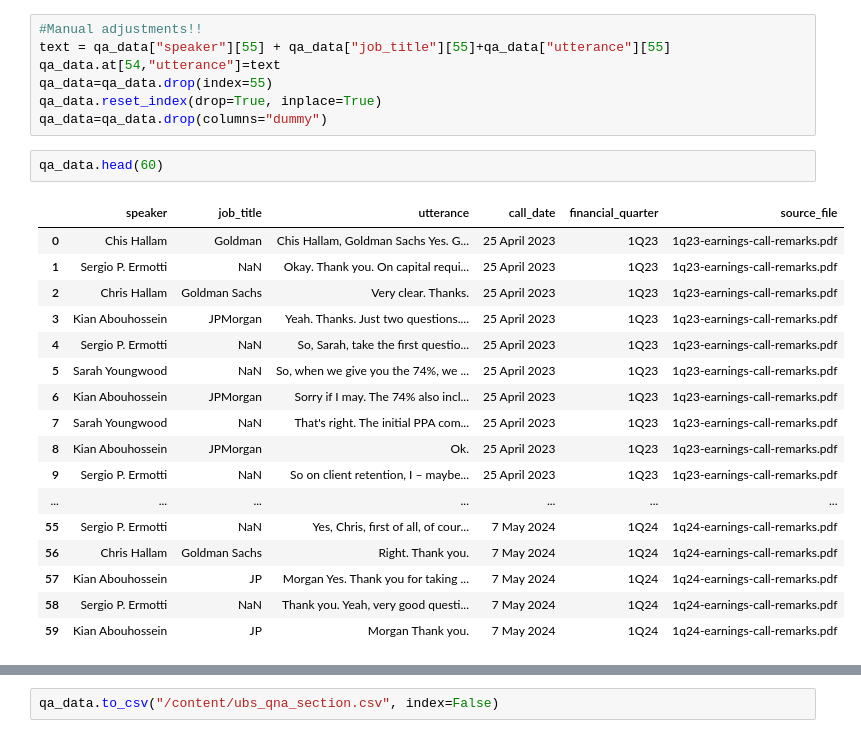
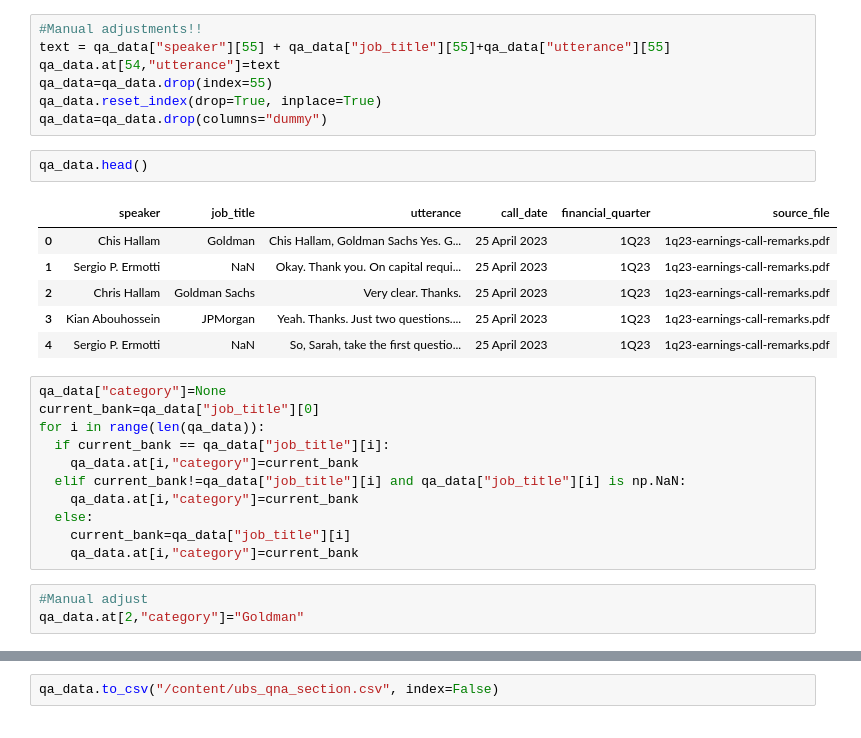
Before and after one commit to sheldonkemper/bank_of_england, a Jupyter notebook: notebooks/processed/ct_preprocessing_ubs_original.ipynb, the cells around one changed output, grey strips where cells are left out. Drawn from its saved outputs; the diff is of its cells as text.

Commit message:
segmented by bank

```diff
--- a/notebooks/processed/ct_preprocessing_ubs_original.ipynb
+++ b/notebooks/processed/ct_preprocessing_ubs_original.ipynb
@@ -302,22 +302,25 @@ qa_data=qa_data.drop(index=55)
 qa_data.reset_index(drop=True, inplace=True)
 qa_data=qa_data.drop(columns="dummy")
 # %%
-qa_data.head(60)
+qa_data.head()
 # %% [output]
 |  | speaker | job_title | utterance | call_date | financial_quarter | source_file |
 | 0 | Chis Hallam | Goldman | Chis Hallam, Goldman Sachs Yes. G... | 25 April 2023 | 1Q23 | 1q23-earnings-call-remarks.pdf |
 | 1 | Sergio P. Ermotti | NaN | Okay. Thank you. On capital requi... | 25 April 2023 | 1Q23 | 1q23-earnings-call-remarks.pdf |
 | 2 | Chris Hallam | Goldman Sachs | Very clear. Thanks. | 25 April 2023 | 1Q23 | 1q23-earnings-call-remarks.pdf |
 | 3 | Kian Abouhossein | JPMorgan | Yeah. Thanks. Just two questions.... | 25 April 2023 | 1Q23 | 1q23-earnings-call-remarks.pdf |
 | 4 | Sergio P. Ermotti | NaN | So, Sarah, take the first questio... | 25 April 2023 | 1Q23 | 1q23-earnings-call-remarks.pdf |
-| 5 | Sarah Youngwood | NaN | So, when we give you the 74%, we ... | 25 April 2023 | 1Q23 | 1q23-earnings-call-remarks.pdf |
-| 6 | Kian Abouhossein | JPMorgan | Sorry if I may. The 74% also incl... | 25 April 2023 | 1Q23 | 1q23-earnings-call-remarks.pdf |
-| 7 | Sarah Youngwood | NaN | That's right. The initial PPA com... | 25 April 2023 | 1Q23 | 1q23-earnings-call-remarks.pdf |
-| 8 | Kian Abouhossein | JPMorgan | Ok. | 25 April 2023 | 1Q23 | 1q23-earnings-call-remarks.pdf |
-| 9 | Sergio P. Ermotti | NaN | So on client retention, I – maybe... | 25 April 2023 | 1Q23 | 1q23-earnings-call-remarks.pdf |
-| ... | ... | ... | ... | ... | ... | ... |
-| 55 | Sergio P. Ermotti | NaN | Yes, Chris, first of all, of cour... | 7 May 2024 | 1Q24 | 1q24-earnings-call-remarks.pdf |
-| 56 | Chris Hallam | Goldman Sachs | Right. Thank you. | 7 May 2024 | 1Q24 | 1q24-earnings-call-remarks.pdf |
-| 57 | Kian Abouhossein | JP | Morgan Yes. Thank you for taking ... | 7 May 2024 | 1Q24 | 1q24-earnings-call-remarks.pdf |
-| 58 | Sergio P. Ermotti | NaN | Thank you. Yeah, very good questi... | 7 May 2024 | 1Q24 | 1q24-earnings-call-remarks.pdf |
-| 59 | Kian Abouhossein | JP | Morgan Thank you. | 7 May 2024 | 1Q24 | 1q24-earnings-call-remarks.pdf |
+# %%
+qa_data["category"]=None
+current_bank=qa_data["job_title"][0]
+for i in range(len(qa_data)):
+  if current_bank == qa_data["job_title"][i]:
+    qa_data.at[i,"category"]=current_bank
+  elif current_bank!=qa_data["job_title"][i] and qa_data["job_title"][i] is np.NaN:
+    qa_data.at[i,"category"]=current_bank
+  else:
+    current_bank=qa_data["job_title"][i]
+    qa_data.at[i,"category"]=current_bank
+# %%
+#Manual adjust
+qa_data.at[2,"category"]="Goldman"
```
Also changed, not shown: parts of 3 cells of this notebook.
